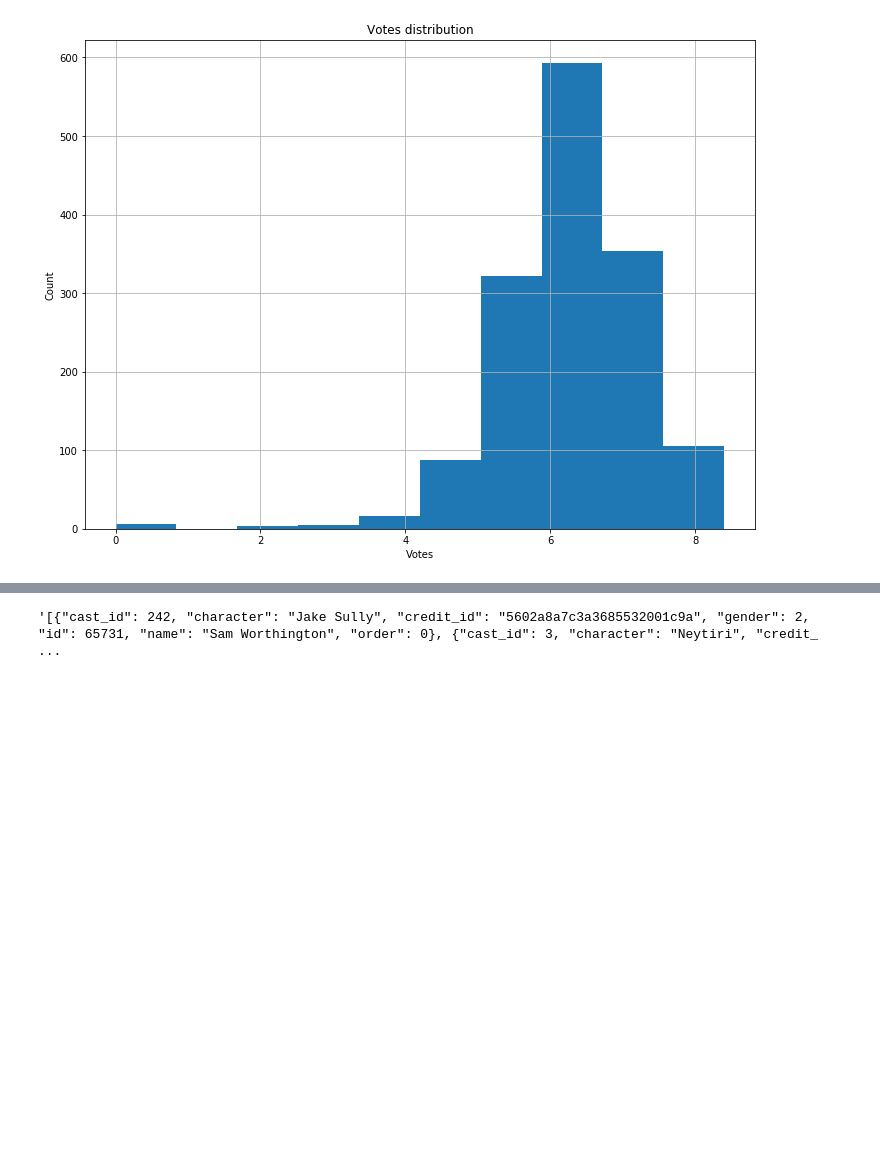
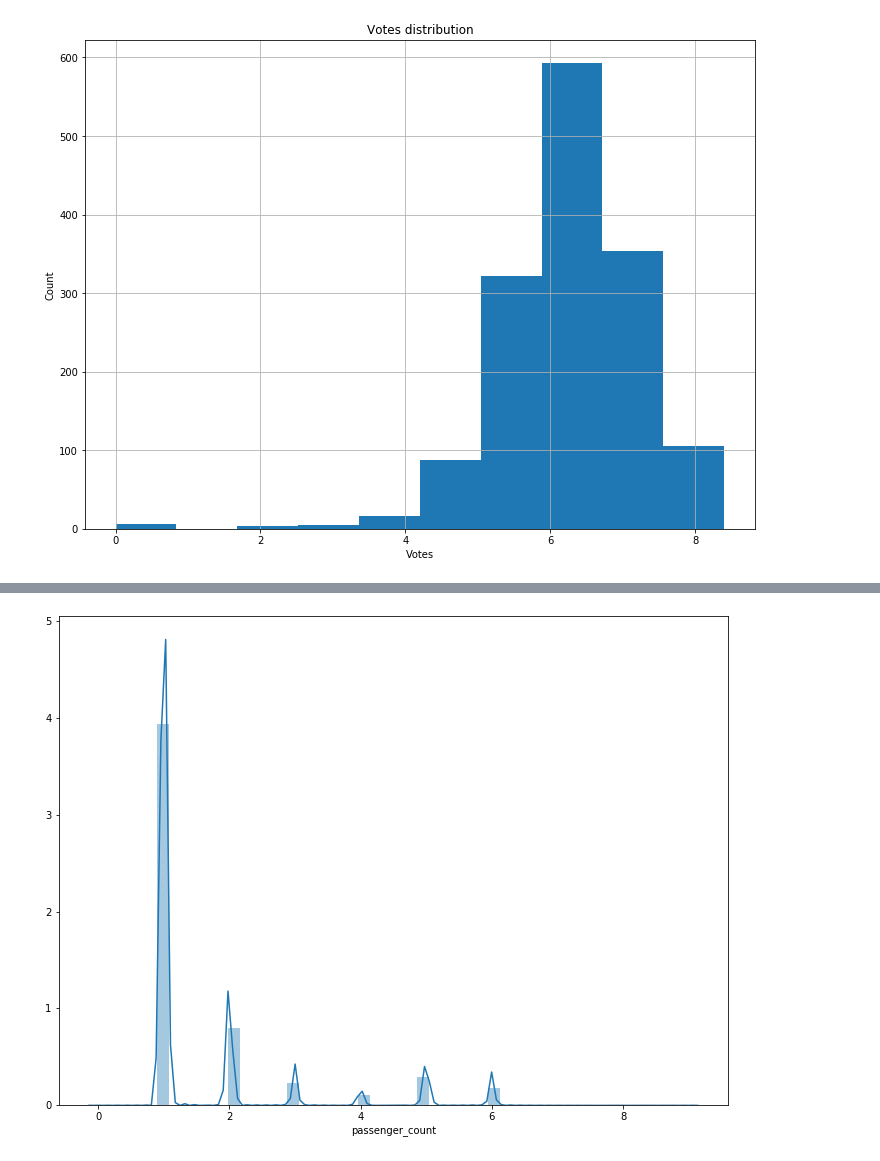
Before and after one commit to Fgenerator/NetologyHomeworks, a Jupyter notebook: Netology AdPy Data Analysis 2/imdb/Untitled.ipynb, the cells around one changed output, grey strips where cells are left out. Saved outputs shown, nothing was run; the diff lists cells and outputs as text; code cells hidden in the pictures; blank space fills up the shorter version.

```diff
--- a/Netology AdPy Data Analysis 2/imdb/Untitled.ipynb
+++ b/Netology AdPy Data Analysis 2/imdb/Untitled.ipynb
@@ -134,4 +143,5 @@ df3
-# %%
-df3.iloc[0].iloc[2]
-# %% [output]
-'[{"cast_id": 242, "character": "Jake Sully", "credit_id": "5602a8a7c3a3685532001c9a", "gender": 2, "id": 65731, "name": "Sam Worthington", "order": 0}, {"cast_id": 3, "character": "Neytiri", "credit_ ...
+# %%
+sns_plot = sns.distplot(df3['passenger_count'])
+#Распределение количества пассажиров
+# %% [output]
+[figure, added]
```
Also changed, not shown: parts of 11 cells of this notebook, 2 other files.
